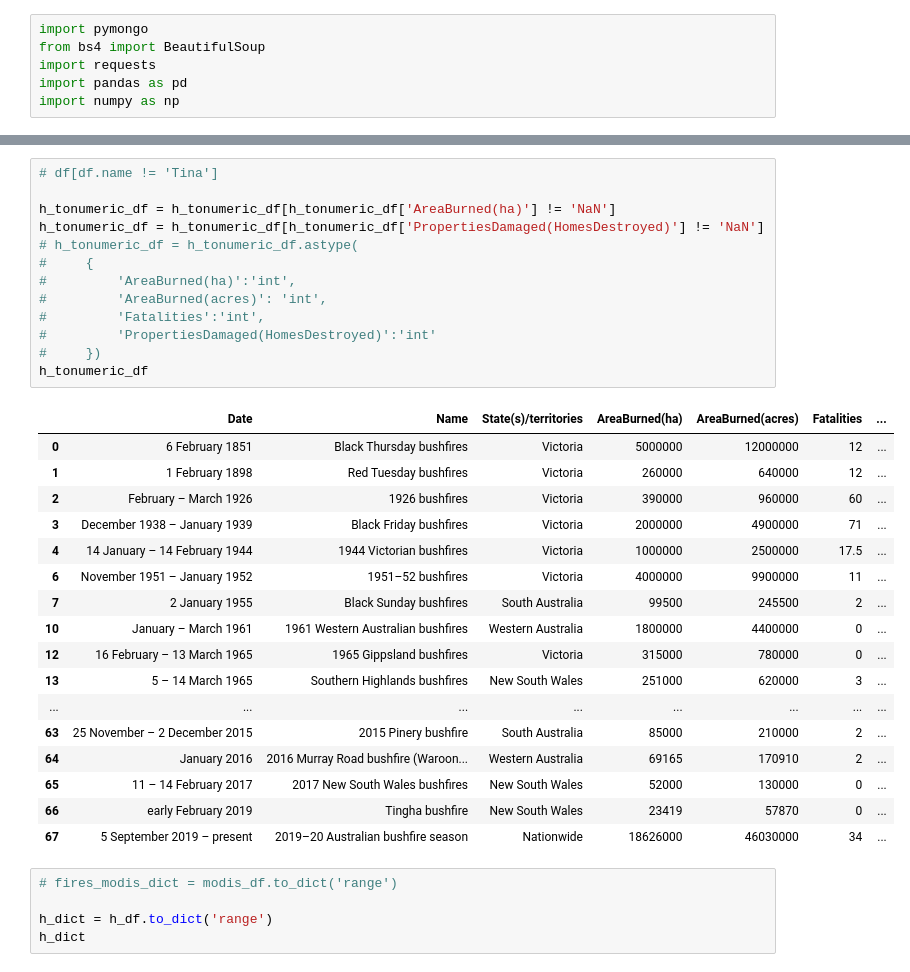
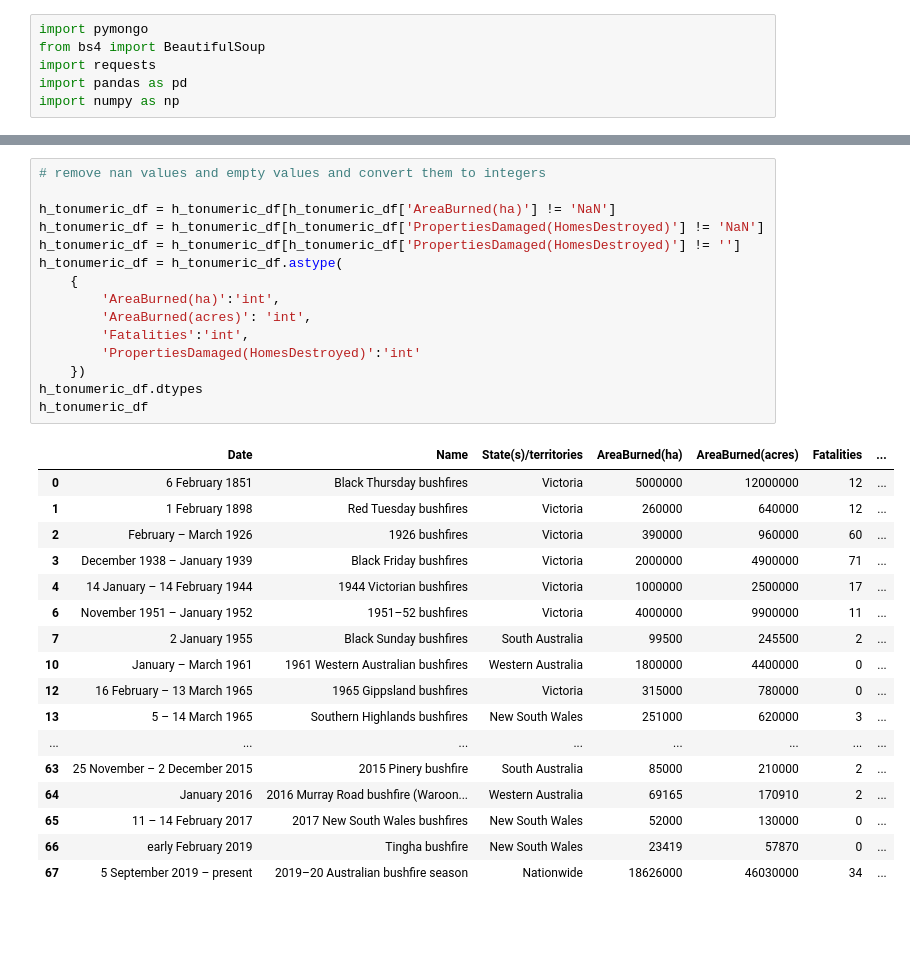
Before and after one commit to philipstubbs13/australia-fire-api-and-dashboard, a Jupyter notebook: WebScrapping.ipynb, the cells around one changed output, grey strips where cells are left out. Cells and saved outputs as stored; diff of their text form; blank space fills up the shorter version.

```diff
--- a/WebScrapping.ipynb
+++ b/WebScrapping.ipynb
@@ -187,25 +207,27 @@ h_tonumeric_df.head(10)
 | 8 | 30 November 1957 | 1957 Grose Valley bushfire, Blue ... | New South Wales | NaN | NaN | 4 | ... |
 | 9 | 2 December 1957 | 1957 Leura bushfire, Blue Mountains | New South Wales | NaN | NaN | 0 | ... |
 # %%
-# df[df.name != 'Tina']
+# remove nan values and empty values and convert them to integers
 
 h_tonumeric_df = h_tonumeric_df[h_tonumeric_df['AreaBurned(ha)'] != 'NaN']
 h_tonumeric_df = h_tonumeric_df[h_tonumeric_df['PropertiesDamaged(HomesDestroyed)'] != 'NaN']
-# h_tonumeric_df = h_tonumeric_df.astype(
-#     {
-#         'AreaBurned(ha)':'int',
-#         'AreaBurned(acres)': 'int',
-#         'Fatalities':'int',
-#         'PropertiesDamaged(HomesDestroyed)':'int'
-#     })
+h_tonumeric_df = h_tonumeric_df[h_tonumeric_df['PropertiesDamaged(HomesDestroyed)'] != '']
+h_tonumeric_df = h_tonumeric_df.astype(
+    {
+        'AreaBurned(ha)':'int',
+        'AreaBurned(acres)': 'int',
+        'Fatalities':'int',
+        'PropertiesDamaged(HomesDestroyed)':'int'
+    })
+h_tonumeric_df.dtypes
 h_tonumeric_df
 # %% [output]
 |  | Date | Name | State(s)/territories | AreaBurned(ha) | AreaBurned(acres) | Fatalities | ... |
 | 0 | 6 February 1851 | Black Thursday bushfires | Victoria | 5000000 | 12000000 | 12 | ... |
 | 1 | 1 February 1898 | Red Tuesday bushfires | Victoria | 260000 | 640000 | 12 | ... |
 | 2 | February – March 1926 | 1926 bushfires | Victoria | 390000 | 960000 | 60 | ... |
 | 3 | December 1938 – January 1939 | Black Friday bushfires | Victoria | 2000000 | 4900000 | 71 | ... |
-| 4 | 14 January – 14 February 1944 | 1944 Victorian bushfires | Victoria | 1000000 | 2500000 | 17.5 | ... |
+| 4 | 14 January – 14 February 1944 | 1944 Victorian bushfires | Victoria | 1000000 | 2500000 | 17 | ... |
 | 6 | November 1951 – January 1952 | 1951–52 bushfires | Victoria | 4000000 | 9900000 | 11 | ... |
 | 7 | 2 January 1955 | Black Sunday bushfires | South Australia | 99500 | 245500 | 2 | ... |
 | 10 | January – March 1961 | 1961 Western Australian bushfires | Western Australia | 1800000 | 4400000 | 0 | ... |
@@ -217,8 +239,3 @@ h_tonumeric_df
 | 65 | 11 – 14 February 2017 | 2017 New South Wales bushfires | New South Wales | 52000 | 130000 | 0 | ... |
 | 66 | early February 2019 | Tingha bushfire | New South Wales | 23419 | 57870 | 0 | ... |
 | 67 | 5 September 2019 – present | 2019–20 Australian bushfire season | Nationwide | 18626000 | 46030000 | 34 | ... |
-# %%
-# fires_modis_dict = modis_df.to_dict('range')
-
-h_dict = h_df.to_dict('range')
-h_dict
```
Also changed, not shown: parts of 19 cells of this notebook.
